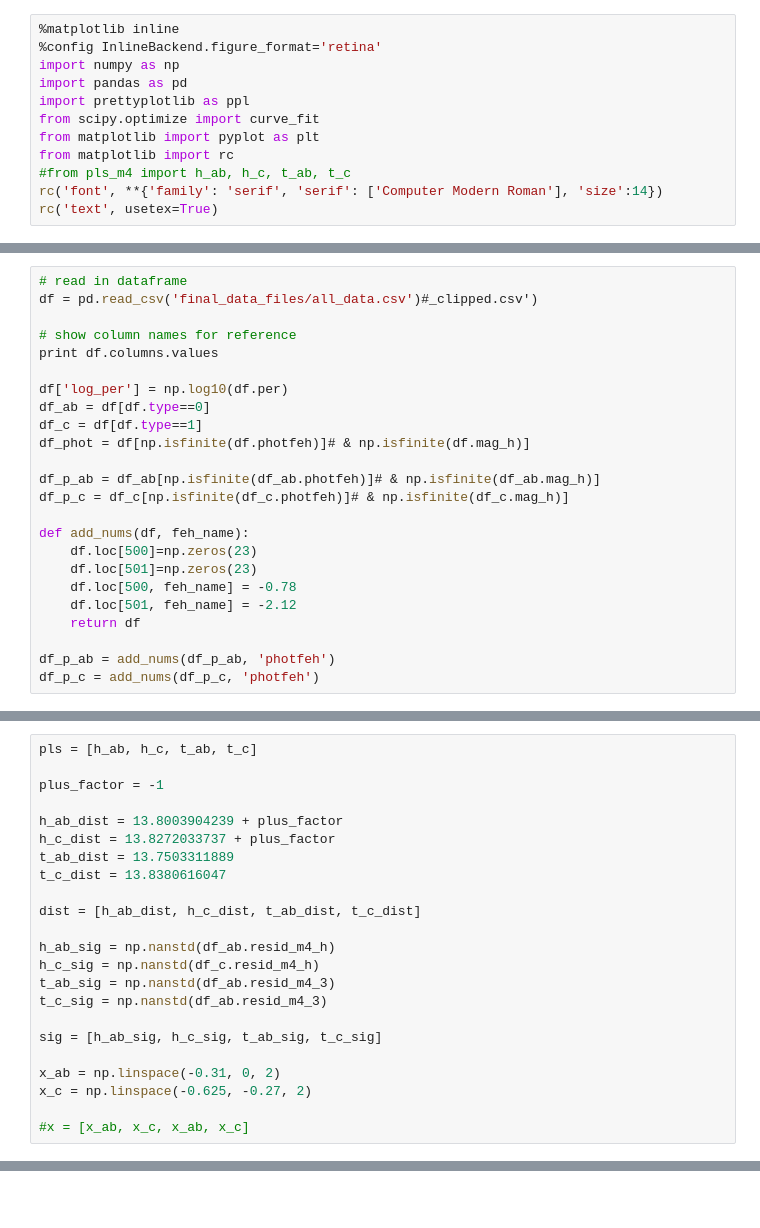
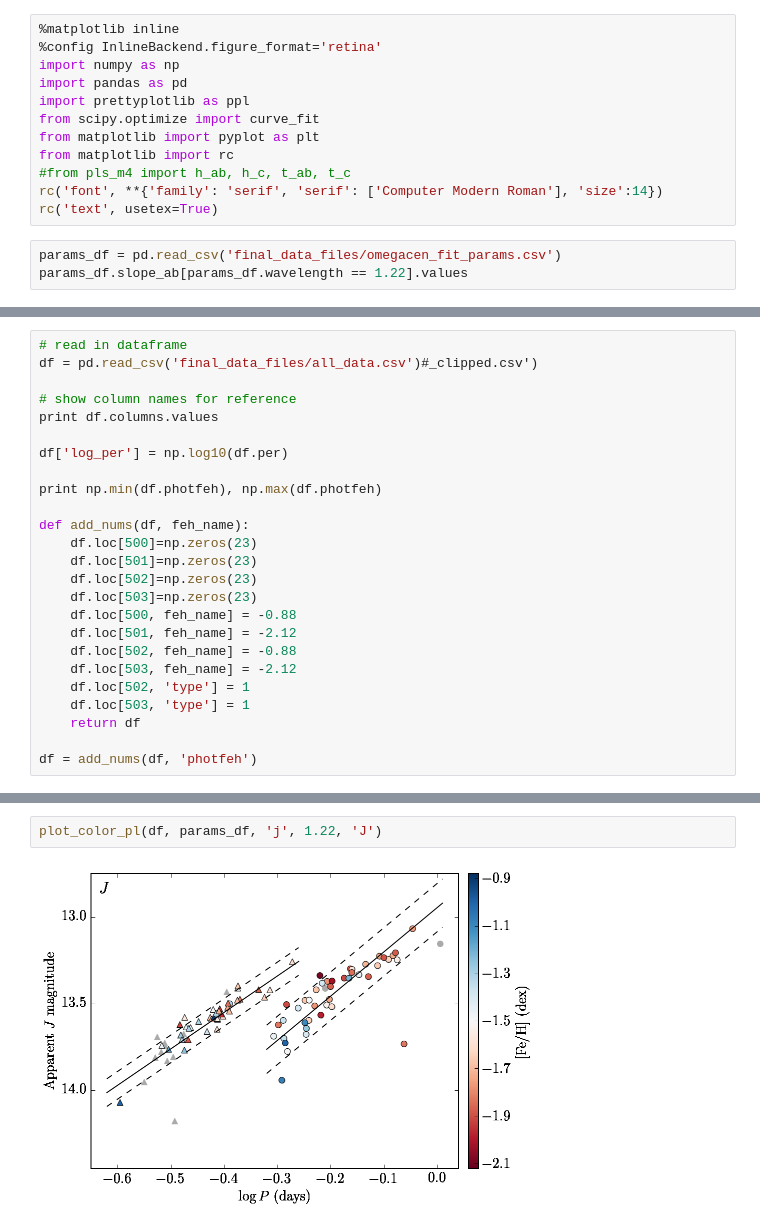
Before and after one commit to vickyscowcroft/omegaCen, a Jupyter notebook: ocen_only_fitting/color coded photfeh.ipynb, the cells around one changed output, grey strips where cells are left out. Drawn from its saved outputs; the diff is of its cells as text; blank space fills up the shorter version.

Commit message:
make PL plots color coded by [Fe/H]

```diff
--- a/ocen_only_fitting/color coded photfeh.ipynb
+++ b/ocen_only_fitting/color coded photfeh.ipynb
@@ -10,3 +10,6 @@ from matplotlib import rc
 #from pls_m4 import h_ab, h_c, t_ab, t_c
 rc('font', **{'family': 'serif', 'serif': ['Computer Modern Roman'], 'size':14})
 rc('text', usetex=True)
+# %%
+params_df = pd.read_csv('final_data_files/omegacen_fit_params.csv')
+params_df.slope_ab[params_df.wavelength == 1.22].values
@@ -18,21 +23,22 @@ df = pd.read_csv('final_data_files/all_data.csv')#_clipped.csv')
 print df.columns.values
 
 df['log_per'] = np.log10(df.per)
-df_ab = df[df.type==0]
-df_c = df[df.type==1]
-df_phot = df[np.isfinite(df.photfeh)]# & np.isfinite(df.mag_h)]
 
-df_p_ab = df_ab[np.isfinite(df_ab.photfeh)]# & np.isfinite(df_ab.mag_h)]
-df_p_c = df_c[np.isfinite(df_c.photfeh)]# & np.isfinite(df_c.mag_h)]
+print np.min(df.photfeh), np.max(df.photfeh)
 
 def add_nums(df, feh_name):
     df.loc[500]=np.zeros(23)
     df.loc[501]=np.zeros(23)
-    df.loc[500, feh_name] = -0.78
+    df.loc[502]=np.zeros(23)
+    df.loc[503]=np.zeros(23)
+    df.loc[500, feh_name] = -0.88
     df.loc[501, feh_name] = -2.12
+    df.loc[502, feh_name] = -0.88
+    df.loc[503, feh_name] = -2.12
+    df.loc[502, 'type'] = 1
+    df.loc[503, 'type'] = 1
     return df
 
-df_p_ab = add_nums(df_p_ab, 'photfeh')
-df_p_c = add_nums(df_p_c, 'photfeh')
+df = add_nums(df, 'photfeh')
 # %% [output]
 ['id' 'type' 'per' 'mag_j' 'merr_j' 'mag_h' 'merr_h' 'mag_k' 'merr_k'
@@ -58,23 +48,0 @@ See the caveats in the documentation: http://pandas.pydata.org/pandas-docs/stabl
-# %%
-pls = [h_ab, h_c, t_ab, t_c]
-
-plus_factor = -1
-
-h_ab_dist = 13.8003904239 + plus_factor
-h_c_dist = 13.8272033737 + plus_factor
-t_ab_dist = 13.7503311889
-t_c_dist = 13.8380616047
-
-dist = [h_ab_dist, h_c_dist, t_ab_dist, t_c_dist]
-
-h_ab_sig = np.nanstd(df_ab.resid_m4_h)
-h_c_sig = np.nanstd(df_c.resid_m4_h)
-t_ab_sig = np.nanstd(df_ab.resid_m4_3)
-t_c_sig = np.nanstd(df_ab.resid_m4_3)
-
-sig = [h_ab_sig, h_c_sig, t_ab_sig, t_c_sig]
-
-x_ab = np.linspace(-0.31, 0, 2)
-x_c = np.linspace(-0.625, -0.27, 2)
-
-#x = [x_ab, x_c, x_ab, x_c]
@@ -152,0 +96,4 @@ fig.savefig('final_plots/phot_color_PL.pdf')
+# %%
+plot_color_pl(df, params_df, 'j', 1.22, 'J')
+# %% [output]
+[figure, added]
```
Also changed, not shown: parts of 4 cells of this notebook, 6 other files.
